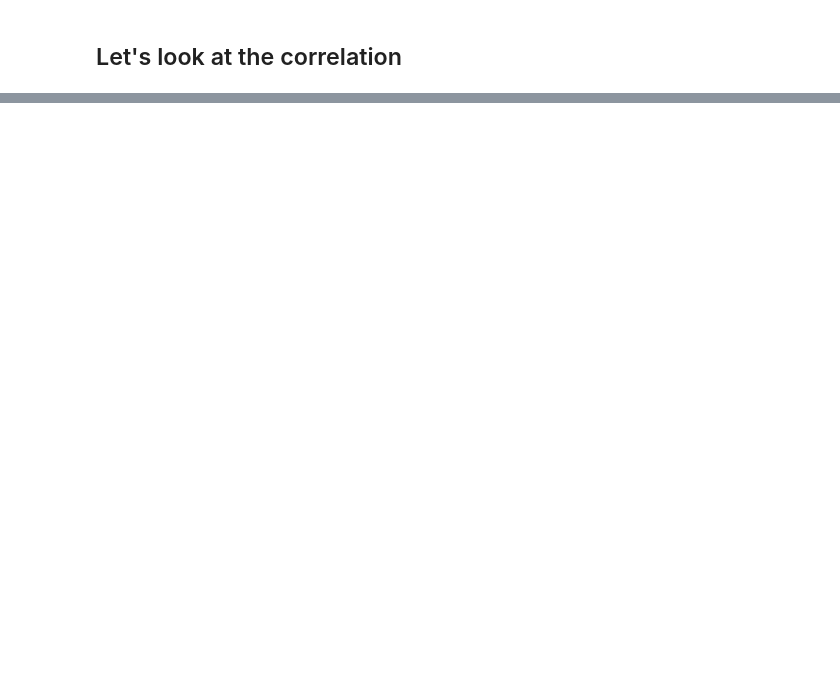
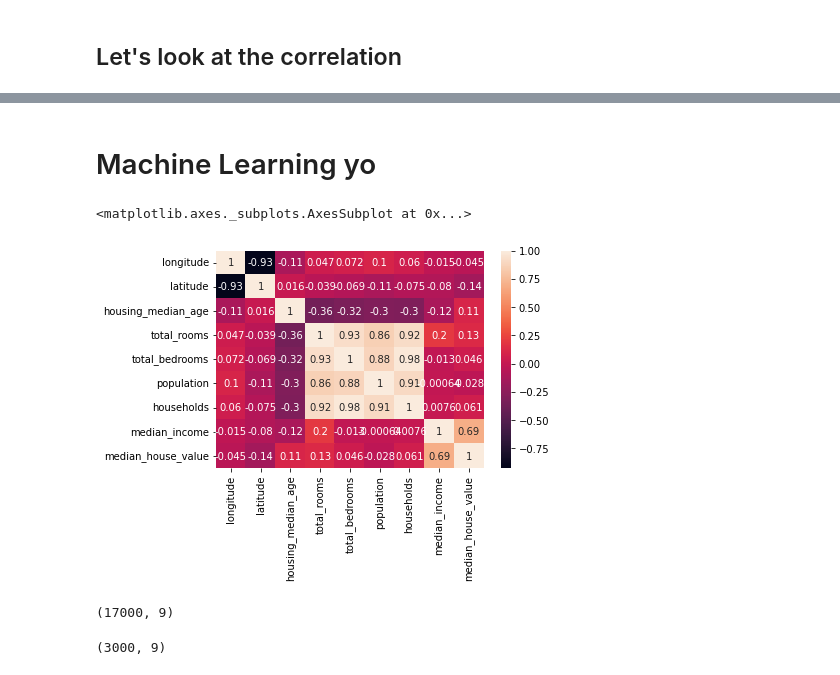
Before and after one commit to quicksilverri/fanfic-popularuty-prediction, a Jupyter notebook: fanfic_popularity_predictor.ipynb, the cells around one changed output, grey strips where cells are left out. Saved outputs shown, nothing was run; the diff lists cells and outputs as text; code cells hidden in the pictures; blank space fills up the shorter version.

```diff
--- a/fanfic_popularity_predictor.ipynb
+++ b/fanfic_popularity_predictor.ipynb
@@ -313,0 +316,2 @@ sns.scatterplot(x=df.words, y=df.written)
+# %% [markdown]
+# Machine Learning yo
@@ -313,0 +320,18 @@ sns.scatterplot(x=df.words, y=df.written)
+# %%
+houses_df = pd.read_csv('sample_data/california_housing_train.csv')
+# %%
+houses_corr = houses_df.corr()
+# %%
+sns.heatmap(houses_corr, annot=True)
+# %% [output]
+<matplotlib.axes._subplots.AxesSubplot at 0x...>
+[figure, added]
+# %%
+houses_df.shape
+# %% [output]
+(17000, 9)
+# %%
+df_test = pd.read_csv('sample_data/california_housing_test.csv')
+df_test.shape
+# %% [output]
+(3000, 9)
```
Also changed, not shown: parts of 16 cells of this notebook.
